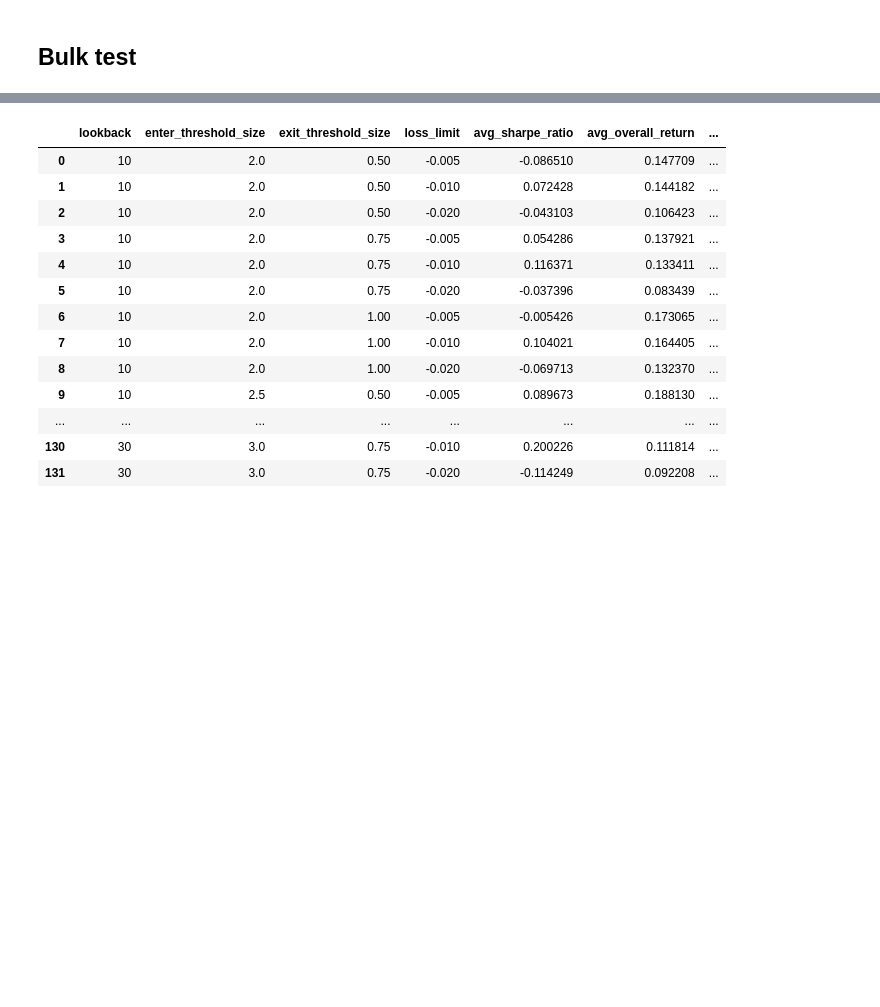
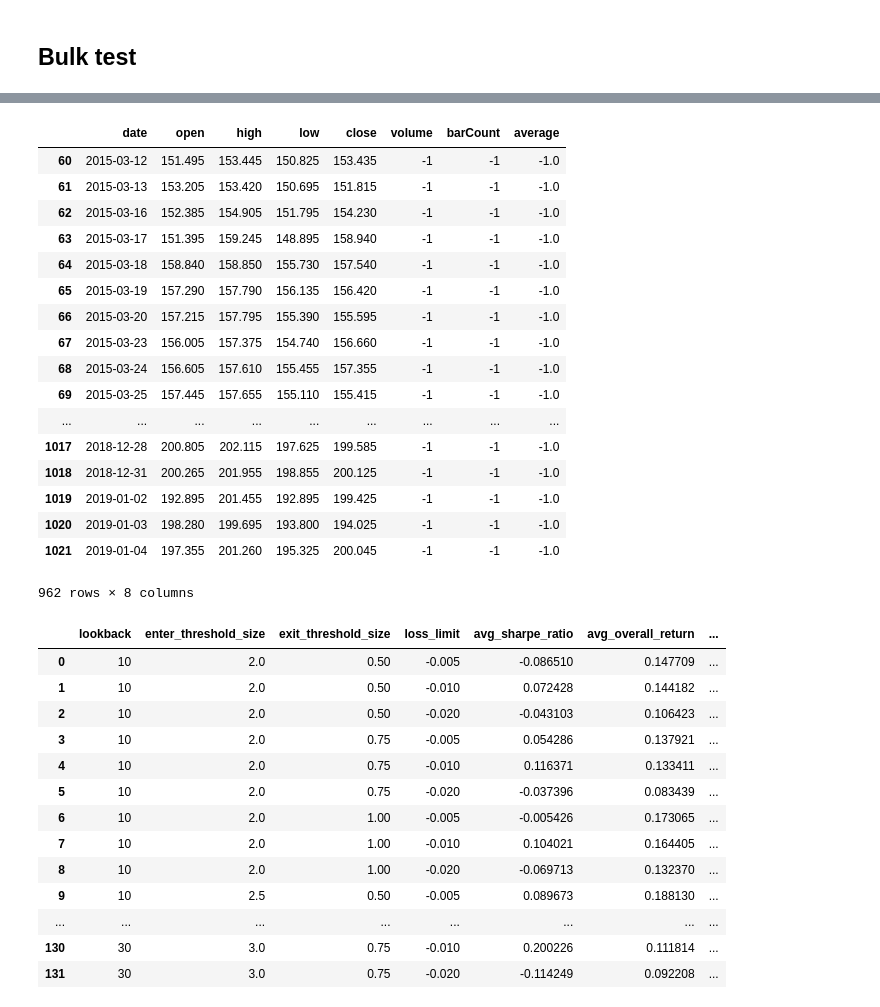
Before and after one commit to wywongbd/pairstrade-fyp-2019, a Jupyter notebook: jupyter-py/5a-Backtest-Distance-Method-Multiple-Pairs.ipynb, the cells around one changed output, grey strips where cells are left out. Cells and saved outputs as stored; diff of their text form; code cells hidden in the pictures; blank space fills up the shorter version.

```diff
--- a/jupyter-py/5a-Backtest-Distance-Method-Multiple-Pairs.ipynb
+++ b/jupyter-py/5a-Backtest-Distance-Method-Multiple-Pairs.ipynb
@@ -28,13 +22,8 @@ import os
 # %% [markdown]
 ## Read data
 # %%
-nyse_csv_paths = []
-nasdaq_csv_paths = []
-
-# get file names of all csv files with nyse stock prices
-nyse_csv_paths = sorted(glob.glob("../ib-data/nyse-daily-tech/*.csv"))
-# nasdaq_csv_paths = sorted(glob.glob("../ib-data/nyse/*.csv"))
-csv_paths = nyse_csv_paths + nasdaq_csv_paths
+csv_paths = []
+csv_paths = sorted(glob.glob("../ib-data/nyse-daily-tech/*.csv"))
 
 N_STOCKS = len(nyse_csv_paths)
 # %%
@@ -66,17 +55,23 @@ N_STOCKS_TAKEN = 116
 # %%
 # get max starting date
-MAX_DATE = pd.Timestamp.min
+MAX_START_DATE = pd.Timestamp.min
+MIN_END_DATE = pd.Timestamp.max
 
 for key in data.keys():
     # reset index
     data[key] = data[key].reset_index(drop=True)
 
     # max
-    MAX_DATE = max(MAX_DATE, data[key]['date'][0])
+    MAX_START_DATE = max(MAX_START_DATE, data[key]['date'].iloc[0])
+    MIN_END_DATE = min(MIN_END_DATE, data[key]['date'].iloc[-1])
+
+print("MAX_START_DATE: " + str(MAX_START_DATE))
+print("MIN_END_DATE: " + str(MIN_END_DATE))
 
 # take subset of all dataframes
 for key in data.keys():
-    data[key] = data[key][data[key]['date'] >= MAX_DATE]
+    mask = (data[key]['date'] >= MAX_START_DATE) & (data[key]['date'] <= MIN_END_DATE)
+    data[key] = data[key].loc[mask]
 
     # reset index
     data[key] = data[key].reset_index(drop=True)
@@ -562,3 +618,24 @@ Completed 135/135 sets of parameters.
+# %%
+data['FDS'][60:]
+# %% [output]
+|  | date | open | high | low | close | volume | barCount | average |
+| 60 | 2015-03-12 | 151.495 | 153.445 | 150.825 | 153.435 | -1 | -1 | -1.0 |
+| 61 | 2015-03-13 | 153.205 | 153.420 | 150.695 | 151.815 | -1 | -1 | -1.0 |
+| 62 | 2015-03-16 | 152.385 | 154.905 | 151.795 | 154.230 | -1 | -1 | -1.0 |
+| 63 | 2015-03-17 | 151.395 | 159.245 | 148.895 | 158.940 | -1 | -1 | -1.0 |
+| 64 | 2015-03-18 | 158.840 | 158.850 | 155.730 | 157.540 | -1 | -1 | -1.0 |
+| 65 | 2015-03-19 | 157.290 | 157.790 | 156.135 | 156.420 | -1 | -1 | -1.0 |
+| 66 | 2015-03-20 | 157.215 | 157.795 | 155.390 | 155.595 | -1 | -1 | -1.0 |
+| 67 | 2015-03-23 | 156.005 | 157.375 | 154.740 | 156.660 | -1 | -1 | -1.0 |
+| 68 | 2015-03-24 | 156.605 | 157.610 | 155.455 | 157.355 | -1 | -1 | -1.0 |
+| 69 | 2015-03-25 | 157.445 | 157.655 | 155.110 | 155.415 | -1 | -1 | -1.0 |
+| ... | ... | ... | ... | ... | ... | ... | ... | ... |
+| 1017 | 2018-12-28 | 200.805 | 202.115 | 197.625 | 199.585 | -1 | -1 | -1.0 |
+| 1018 | 2018-12-31 | 200.265 | 201.955 | 198.855 | 200.125 | -1 | -1 | -1.0 |
+| 1019 | 2019-01-02 | 192.895 | 201.455 | 192.895 | 199.425 | -1 | -1 | -1.0 |
+| 1020 | 2019-01-03 | 198.280 | 199.695 | 193.800 | 194.025 | -1 | -1 | -1.0 |
+| 1021 | 2019-01-04 | 197.355 | 201.260 | 195.325 | 200.045 | -1 | -1 | -1.0 |
+962 rows × 8 columns
 # %%
 macro_results_df
 # %% [output]
```
Also changed, not shown: parts of 9 cells of this notebook, 4 other files.
